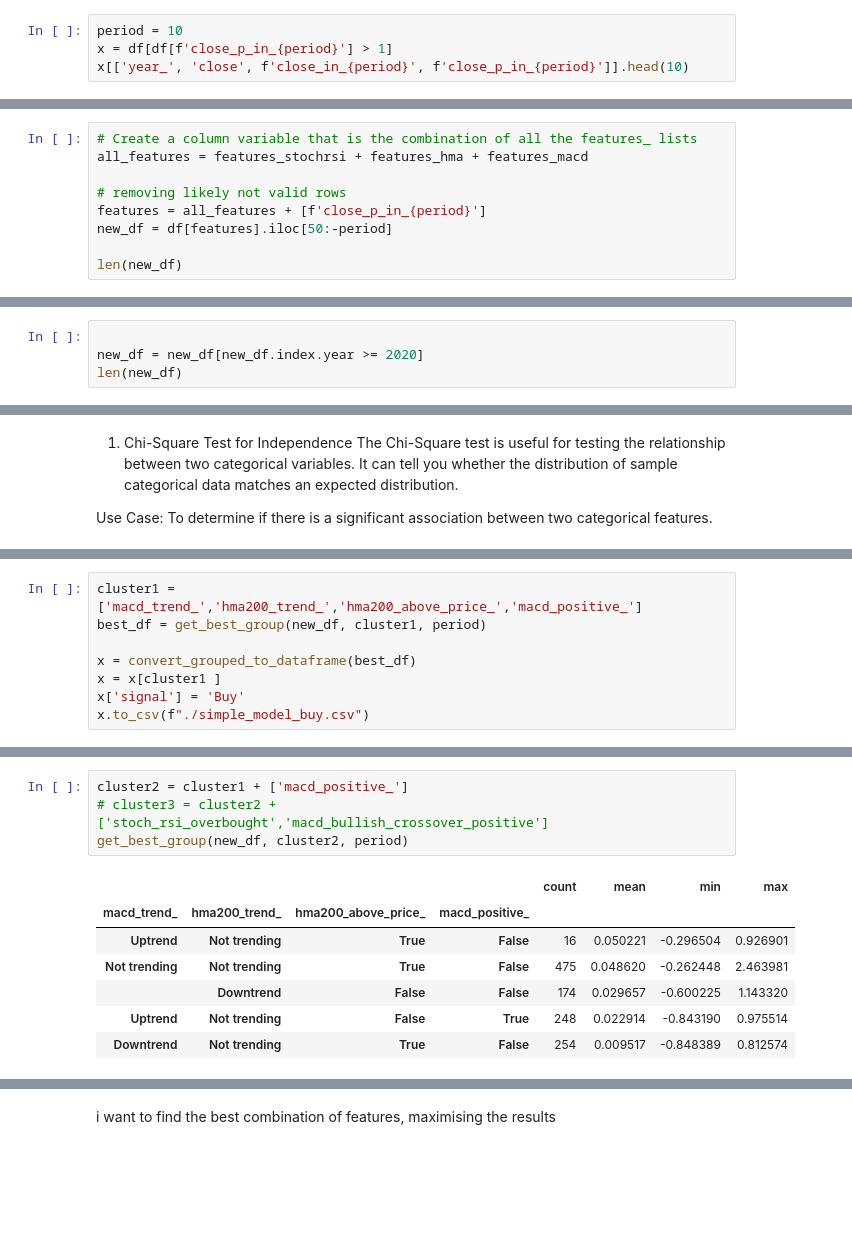
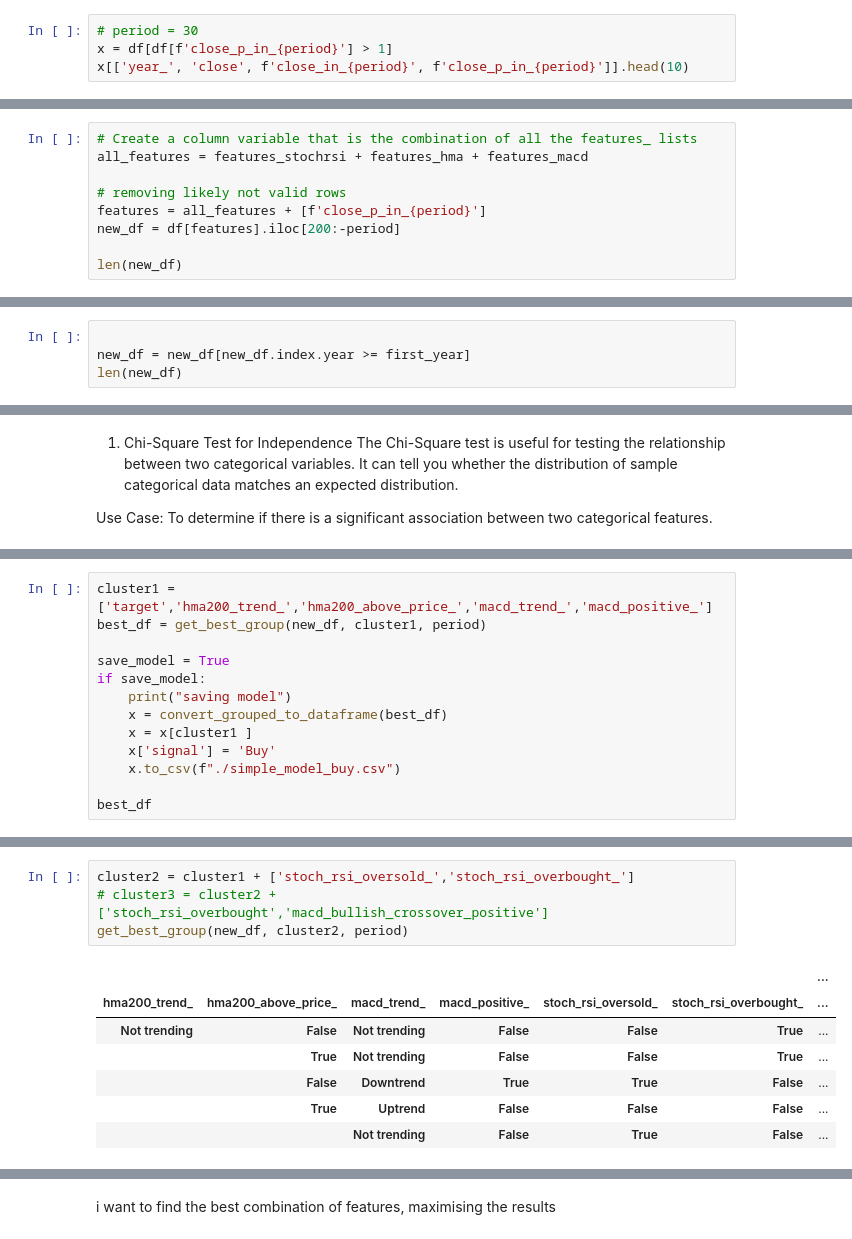
Before and after one commit to alessioricco/SCALP, a Jupyter notebook: nb_find_attributes.ipynb, the cells around one changed output, grey strips where cells are left out. Drawn from its saved outputs; the diff is of its cells as text; blank space fills up the shorter version.

```diff
--- a/nb_find_attributes.ipynb
+++ b/nb_find_attributes.ipynb
@@ -93,7 +106,7 @@ Index(['close', 'year_', 'stoch_rsi_overbought_', 'stoch_rsi_oversold_',
 # %% [markdown]
 we classify the features based on the result for the given number of intervals
 # %%
-period = 10
+# period = 30
 x = df[df[f'close_p_in_{period}'] > 1]
 x[['year_', 'close', f'close_in_{period}', f'close_p_in_{period}']].head(10)
 # %% [output]
@@ -115,7 +128,7 @@ all_features = features_stochrsi + features_hma + features_macd
 
 # removing likely not valid rows
 features = all_features + [f'close_p_in_{period}']
-new_df = df[features].iloc[50:-period]
+new_df = df[features].iloc[200:-period]
 
 len(new_df)
 # %% [output]
@@ -124,6 +137,6 @@ len(new_df)
 We reduce the dataframe to the last 4 years
 # %%
 
-new_df = new_df[new_df.index.year >= 2020]
+new_df = new_df[new_df.index.year >= first_year]
 len(new_df)
 # %% [output]
@@ -186,8 +199,13 @@ Feature: macd_bullish_crossover_, Chi-Square Value: 1.6259807759446918, P-Value:
 # %%
-cluster1 = ['macd_trend_','hma200_trend_','hma200_above_price_','macd_positive_']
+cluster1 = ['target','hma200_trend_','hma200_above_price_','macd_trend_','macd_positive_']
 best_df = get_best_group(new_df, cluster1, period)
 
-x = convert_grouped_to_dataframe(best_df)
-x = x[cluster1 ]
-x['signal'] = 'Buy'
-x.to_csv(f"./simple_model_buy.csv")
+save_model = True
+if save_model:
+    print("saving model")
+    x = convert_grouped_to_dataframe(best_df)
+    x = x[cluster1 ]
+    x['signal'] = 'Buy'
+    x.to_csv(f"./simple_model_buy.csv")
+
+best_df
@@ -194,12 +221,12 @@ x.to_csv(f"./simple_model_buy.csv")
 # %%
-cluster2 = cluster1 + ['macd_positive_']
+cluster2 = cluster1 + ['stoch_rsi_oversold_','stoch_rsi_overbought_']
 # cluster3 = cluster2 + ['stoch_rsi_overbought','macd_bullish_crossover_positive']
 get_best_group(new_df, cluster2, period)
 # %% [output]
-|  |  |  |  | count | mean | min | max |
-| macd_trend_ | hma200_trend_ | hma200_above_price_ | macd_positive_ |  |  |  |  |
-| Uptrend | Not trending | True | False | 16 | 0.050221 | -0.296504 | 0.926901 |
-| Not trending | Not trending | True | False | 475 | 0.048620 | -0.262448 | 2.463981 |
-|  | Downtrend | False | False | 174 | 0.029657 | -0.600225 | 1.143320 |
-| Uptrend | Not trending | False | True | 248 | 0.022914 | -0.843190 | 0.975514 |
-| Downtrend | Not trending | True | False | 254 | 0.009517 | -0.848389 | 0.812574 |
+|  |  |  |  |  |  | ... |
+| hma200_trend_ | hma200_above_price_ | macd_trend_ | macd_positive_ | stoch_rsi_oversold_ | stoch_rsi_overbought_ | ... |
+| Not trending | False | Not trending | False | False | True | ... |
+|  | True | Not trending | False | False | True | ... |
+|  | False | Downtrend | True | True | False | ... |
+|  | True | Uptrend | False | False | False | ... |
+|  |  | Not trending | False | True | False | ... |
```
Also changed, not shown: parts of 17 cells of this notebook, 1 other file.
